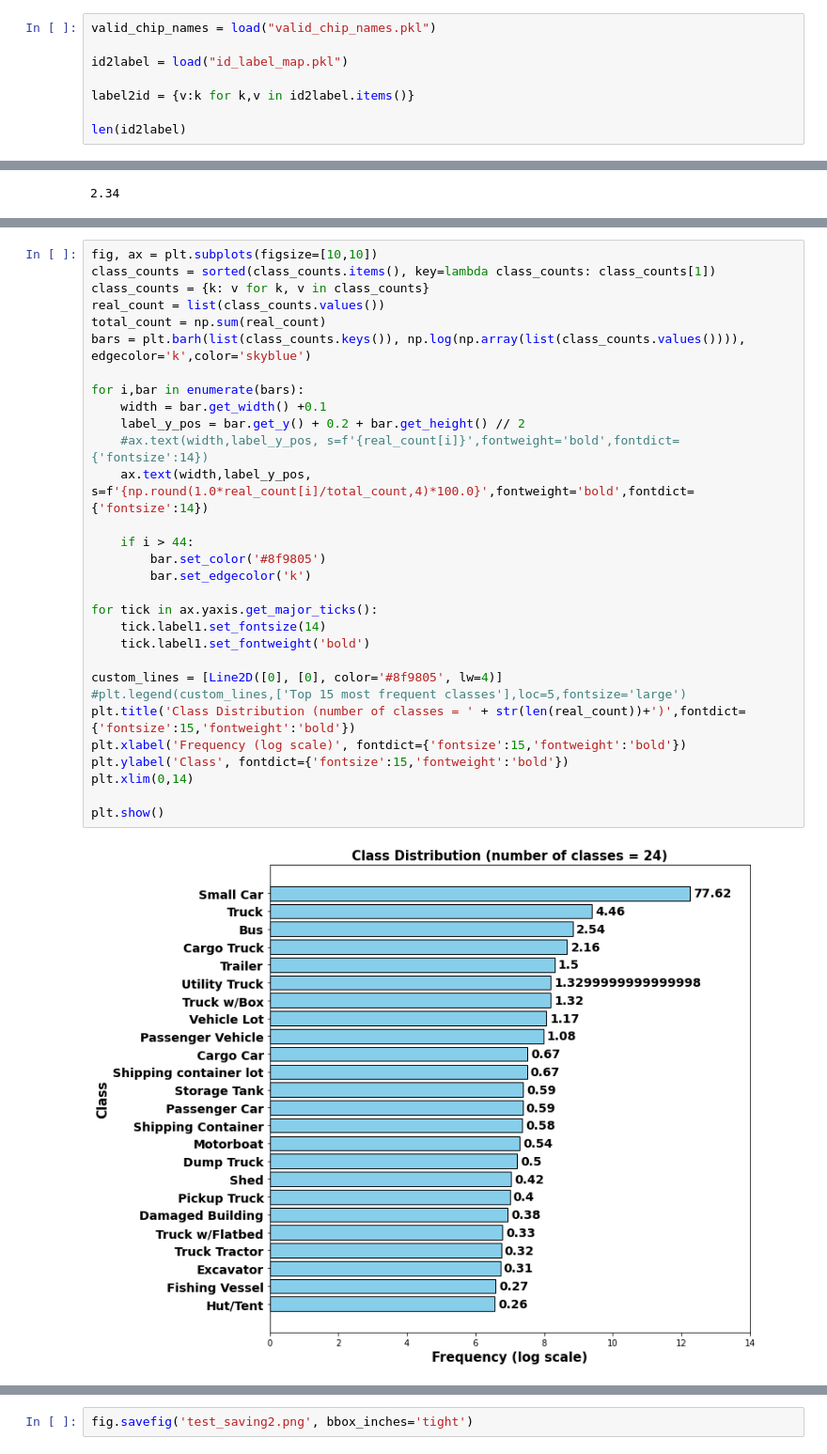
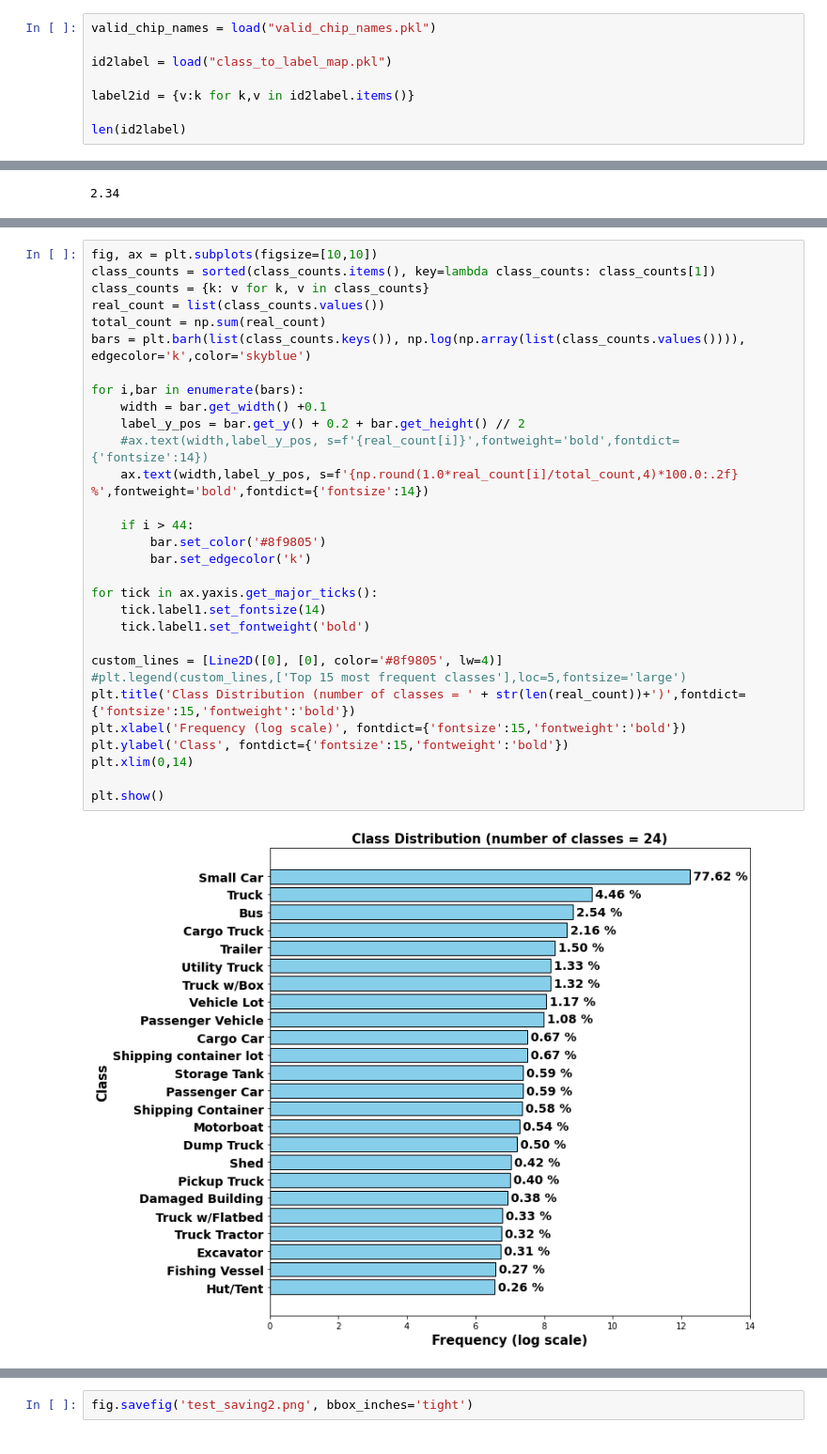
Before and after one commit to NatnaelTDaba/Object-Detection, a Jupyter notebook: xView_Processing.ipynb, the cells around one changed output, grey strips where cells are left out. Shown at 94% size. Saved outputs shown, nothing was run; the diff lists cells and outputs as text.

```diff
--- a/xView_Processing.ipynb
+++ b/xView_Processing.ipynb
@@ -39,7 +40,7 @@ valid_labels = list(labels.keys())
 # %%
 valid_chip_names = load("valid_chip_names.pkl")
 
-id2label = load("id_label_map.pkl")
+id2label = load("class_to_label_map.pkl")
 
 label2id = {v:k for k,v in id2label.items()}
 
@@ -318,34 +344,34 @@ label2id
 # %%
 fig, ax = plt.subplots(figsize=[10,10])
 class_counts = sorted(class_counts.items(), key=lambda class_counts: class_counts[1])
 class_counts = {k: v for k, v in class_counts}
 real_count = list(class_counts.values())
 total_count = np.sum(real_count)
 bars = plt.barh(list(class_counts.keys()), np.log(np.array(list(class_counts.values()))), edgecolor='k',color='skyblue')
 
 for i,bar in enumerate(bars):
     width = bar.get_width() +0.1
     label_y_pos = bar.get_y() + 0.2 + bar.get_height() // 2
     #ax.text(width,label_y_pos, s=f'{real_count[i]}',fontweight='bold',fontdict={'fontsize':14})
-    ax.text(width,label_y_pos, s=f'{np.round(1.0*real_count[i]/total_count,4)*100.0}',fontweight='bold',fontdict={'fontsize':14})
+    ax.text(width,label_y_pos, s=f'{np.round(1.0*real_count[i]/total_count,4)*100.0:.2f} %',fontweight='bold',fontdict={'fontsize':14})
 
     if i > 44:
         bar.set_color('#8f9805')
         bar.set_edgecolor('k')
 
 for tick in ax.yaxis.get_major_ticks():
     tick.label1.set_fontsize(14)
     tick.label1.set_fontweight('bold')
 
 custom_lines = [Line2D([0], [0], color='#8f9805', lw=4)]
 #plt.legend(custom_lines,['Top 15 most frequent classes'],loc=5,fontsize='large')
 plt.title('Class Distribution (number of classes = ' + str(len(real_count))+')',fontdict={'fontsize':15,'fontweight':'bold'})
 plt.xlabel('Frequency (log scale)', fontdict={'fontsize':15,'fontweight':'bold'})
 plt.ylabel('Class', fontdict={'fontsize':15,'fontweight':'bold'})
 plt.xlim(0,14)
 
 plt.show()
 # %% [output]
-[figure, old version]
+[figure, new version]
 # %%
 plt.savefig('test_saving1.png')
```
Also changed, not shown: parts of 36 cells of this notebook, 1 other file.
